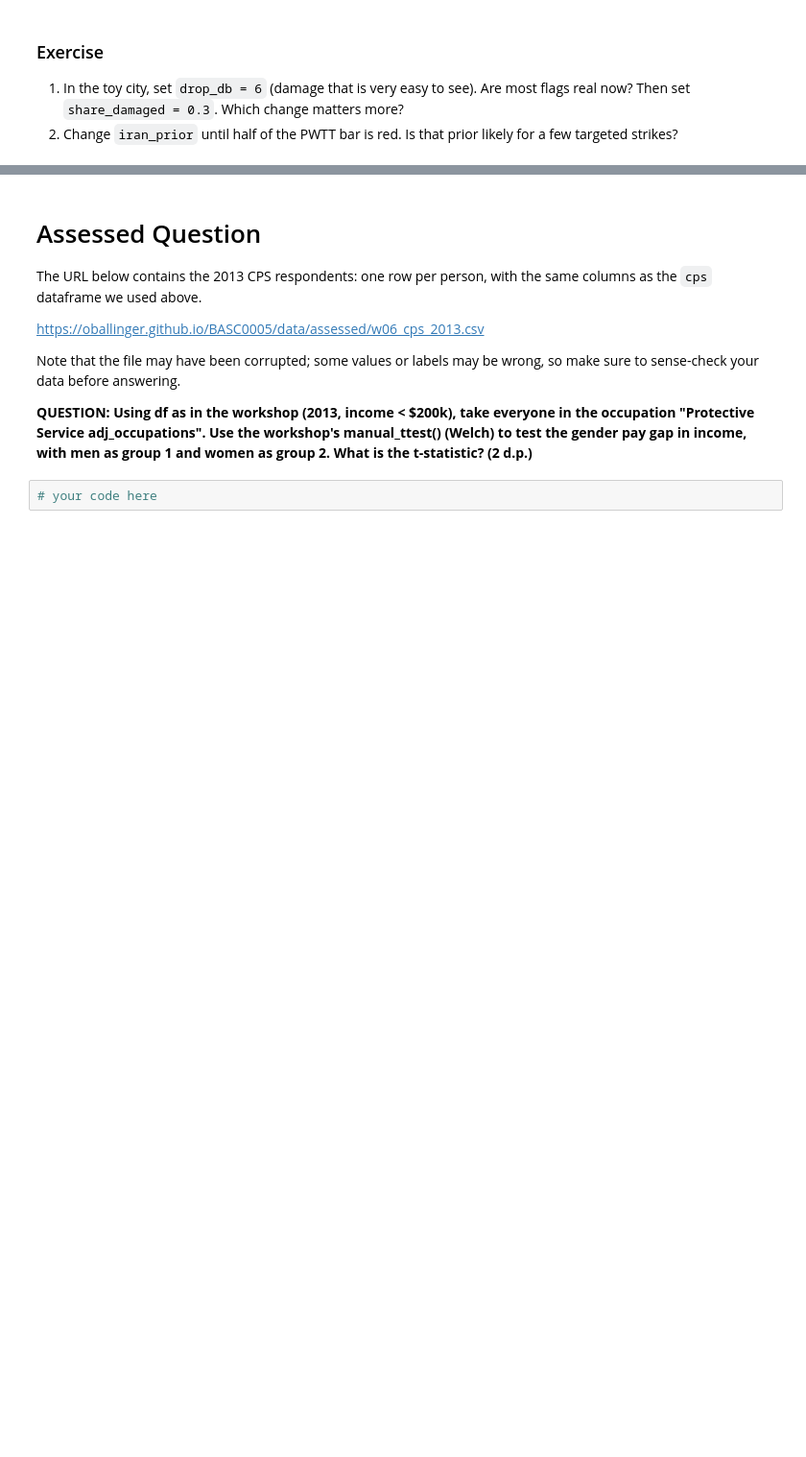
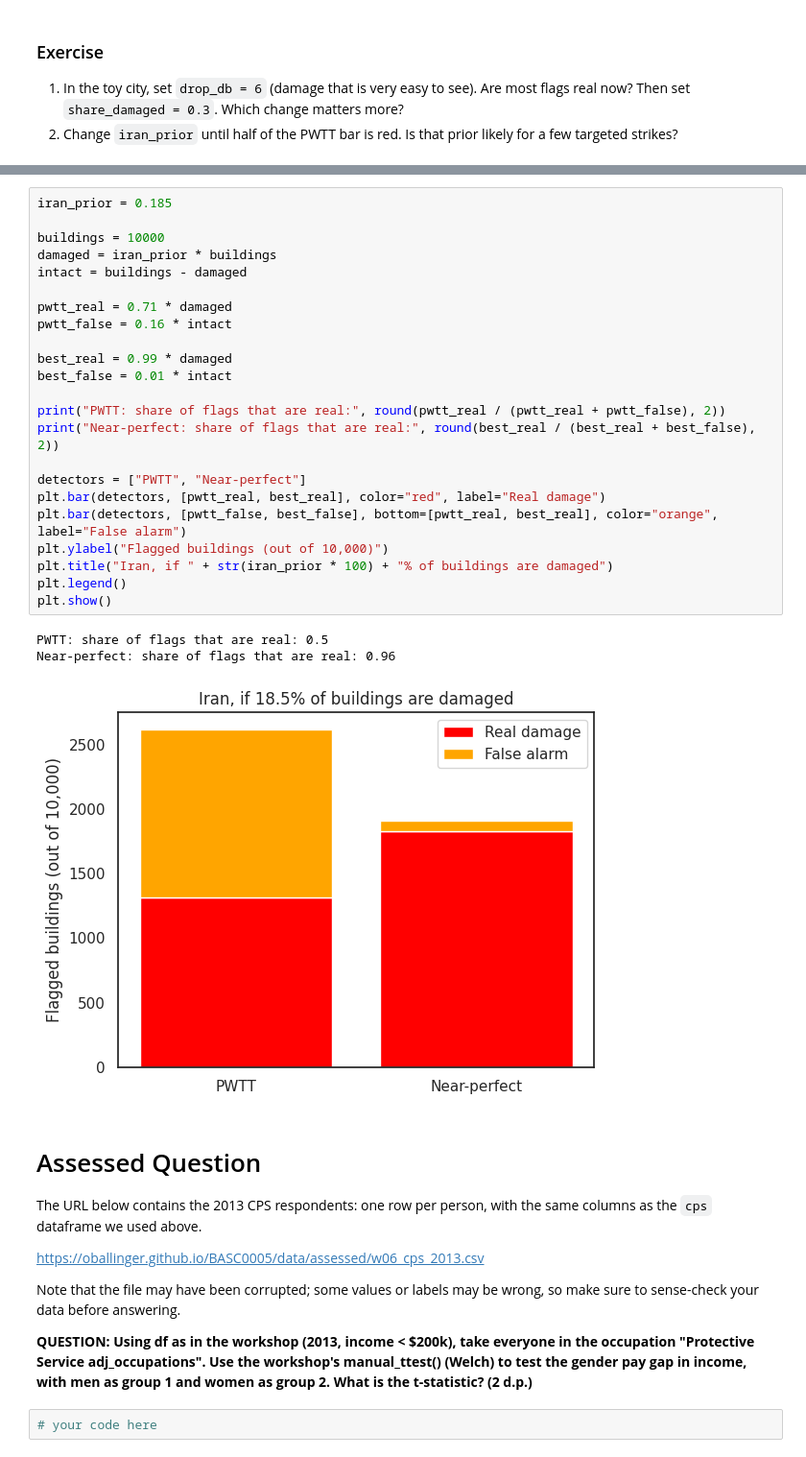
Before and after one commit to jonathansieuw-stack/QM2, a Jupyter notebook: notebooks/W06. Hypothesis Testing.ipynb, the cells around one changed output, grey strips where cells are left out. Shown at 96% size. Drawn from its saved outputs; the diff is of its cells as text; blank space fills up the shorter version.

```diff
--- a/notebooks/W06. Hypothesis Testing.ipynb
+++ b/notebooks/W06. Hypothesis Testing.ipynb
@@ -303,3 +390,30 @@ Near-perfect: share of flags that are real: 0.5
+# %%
+iran_prior = 0.185
+
+buildings = 10000
+damaged = iran_prior * buildings
+intact = buildings - damaged
+
+pwtt_real = 0.71 * damaged
+pwtt_false = 0.16 * intact
+
+best_real = 0.99 * damaged
+best_false = 0.01 * intact
+
+print("PWTT: share of flags that are real:", round(pwtt_real / (pwtt_real + pwtt_false), 2))
+print("Near-perfect: share of flags that are real:", round(best_real / (best_real + best_false), 2))
+
+detectors = ["PWTT", "Near-perfect"]
+plt.bar(detectors, [pwtt_real, best_real], color="red", label="Real damage")
+plt.bar(detectors, [pwtt_false, best_false], bottom=[pwtt_real, best_real], color="orange", label="False alarm")
+plt.ylabel("Flagged buildings (out of 10,000)")
+plt.title("Iran, if " + str(iran_prior * 100) + "% of buildings are damaged")
+plt.legend()
+plt.show()
+# %% [output]
+PWTT: share of flags that are real: 0.5
+Near-perfect: share of flags that are real: 0.96
+[figure, added]
 # %% [markdown]
 # Assessed Question
 
```
Also changed, not shown: parts of 7 cells of this notebook.
